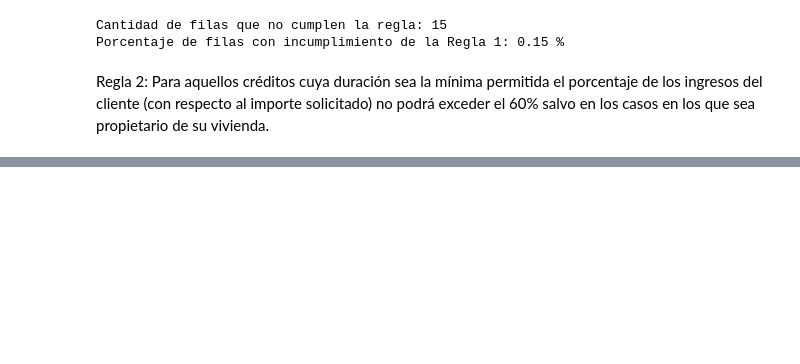
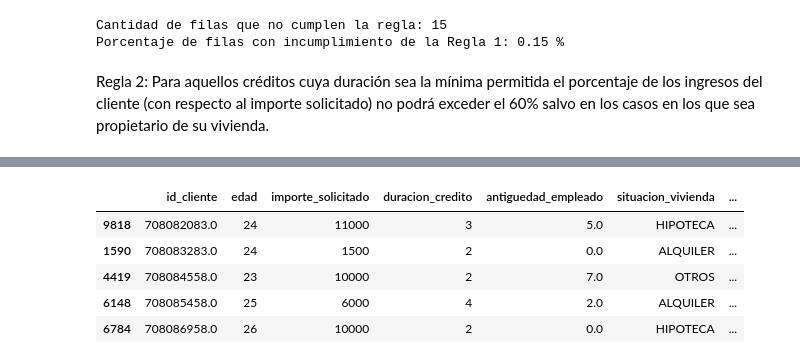
Before and after one commit to Jordy98CL/viu-13mbid, a Jupyter notebook: notebooks/01-Comprension_datos/Verificacion-calidad.ipynb, the cells around one changed output, grey strips where cells are left out. Drawn from its saved outputs; the diff is of its cells as text; code cells hidden in the pictures; blank space fills up the shorter version.

```diff
--- a/notebooks/01-Comprension_datos/Verificacion-calidad.ipynb
+++ b/notebooks/01-Comprension_datos/Verificacion-calidad.ipynb
@@ -944,0 +955,9 @@ Porcentaje de filas con incumplimiento de la Regla 2: 0.07 %
+# %%
+df_creditos.head()
+# %% [output]
+|  | id_cliente | edad | importe_solicitado | duracion_credito | antiguedad_empleado | situacion_vivienda | ... |
+| 9818 | 708082083.0 | 24 | 11000 | 3 | 5.0 | HIPOTECA | ... |
+| 1590 | 708083283.0 | 24 | 1500 | 2 | 0.0 | ALQUILER | ... |
+| 4419 | 708084558.0 | 23 | 10000 | 2 | 7.0 | OTROS | ... |
+| 6148 | 708085458.0 | 25 | 6000 | 4 | 2.0 | ALQUILER | ... |
+| 6784 | 708086958.0 | 26 | 10000 | 2 | 0.0 | HIPOTECA | ... |
```
Also changed, not shown: parts of 12 cells of this notebook, 1 other file.
